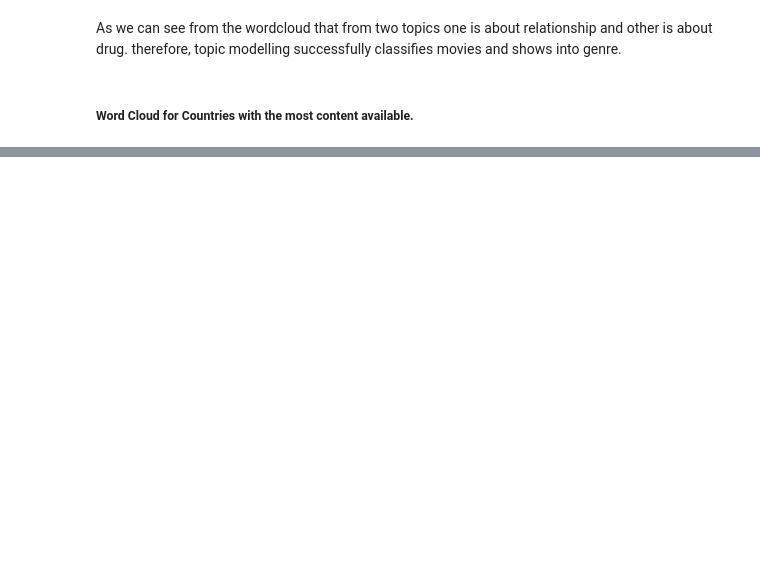
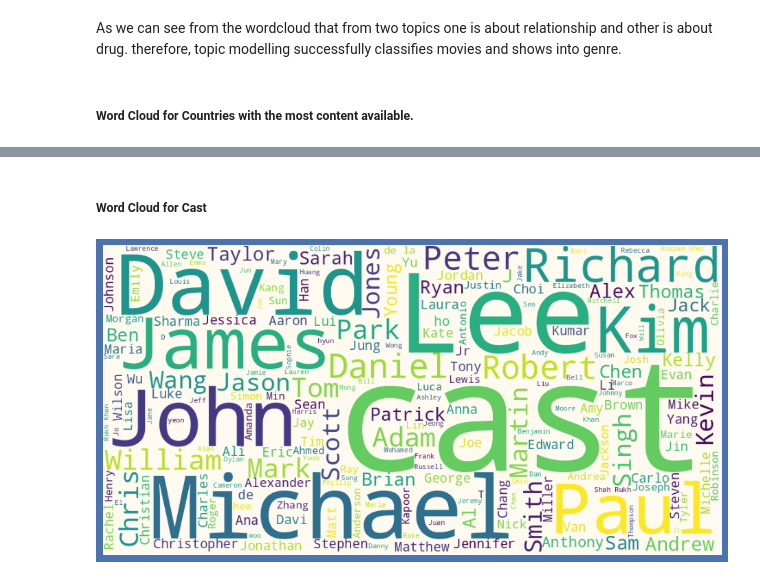
Before and after one commit to ambika1us/NETFLIX-MOVIES-AND-TV-SHOWS-CLUSTERING, a Jupyter notebook: Capstone_Project_Unsupervised_Learning.ipynb, the cells around one changed output, grey strips where cells are left out. Drawn from its saved outputs; the diff is of its cells as text; code cells hidden in the pictures; blank space fills up the shorter version.

```diff
--- a/Capstone_Project_Unsupervised_Learning.ipynb
+++ b/Capstone_Project_Unsupervised_Learning.ipynb
@@ -778,0 +790,11 @@ draw_word_cloud(7)
+# %% [markdown]
+<h5><b>Word Cloud for Cast</b></h5>
+# %%
+wordcloud=WordCloud(width=1000,height=500,background_color='floralwhite').generate(" ".join(nfx.cast))
+fig=plt.figure(figsize=(10,5),facecolor='b',edgecolor='k')
+plt.imshow(wordcloud)
+plt.axis('off')
+plt.tight_layout()
+plt.show()
+# %% [output]
+[figure, added]
```
Also changed, not shown: parts of 11 cells of this notebook.
